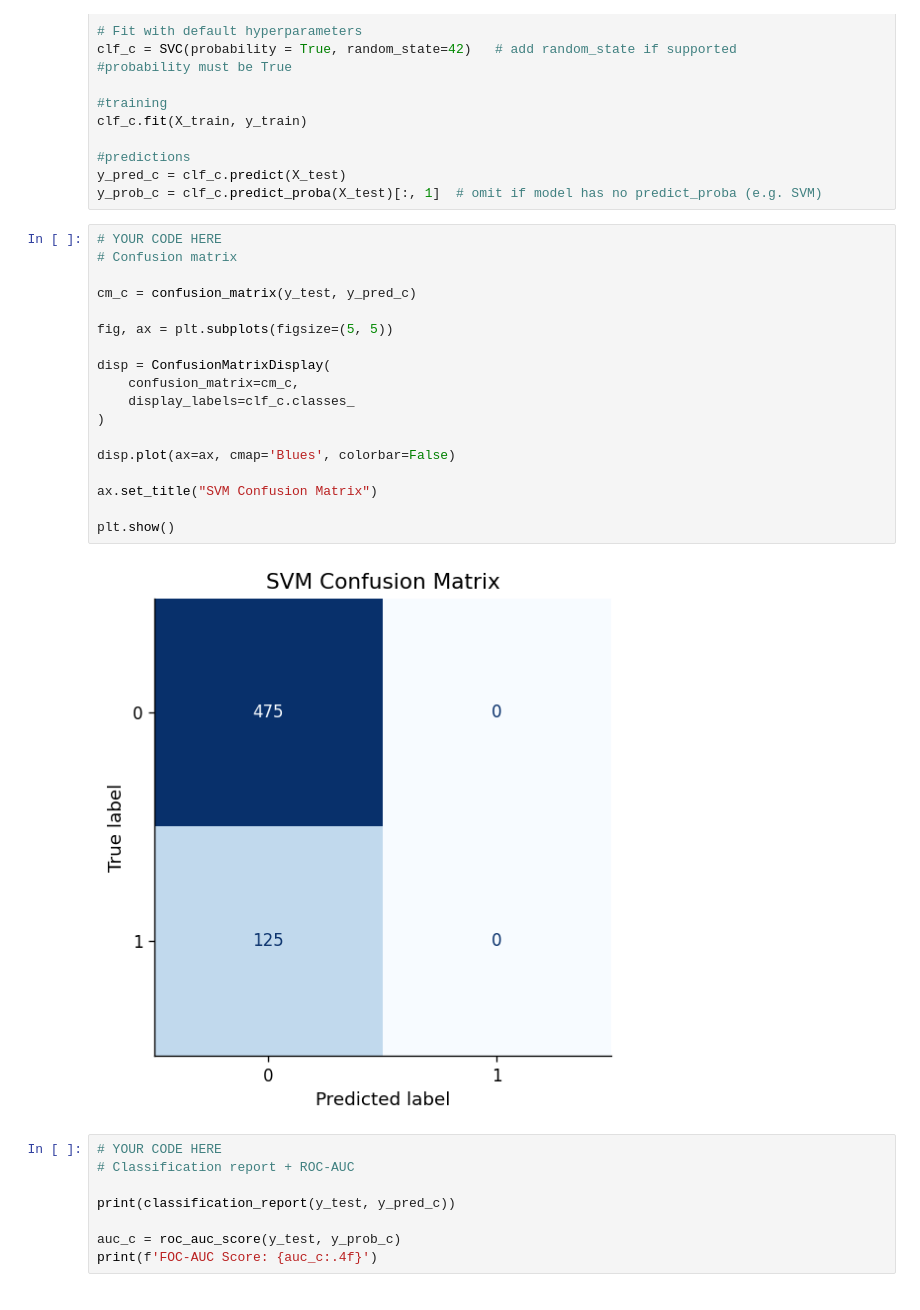
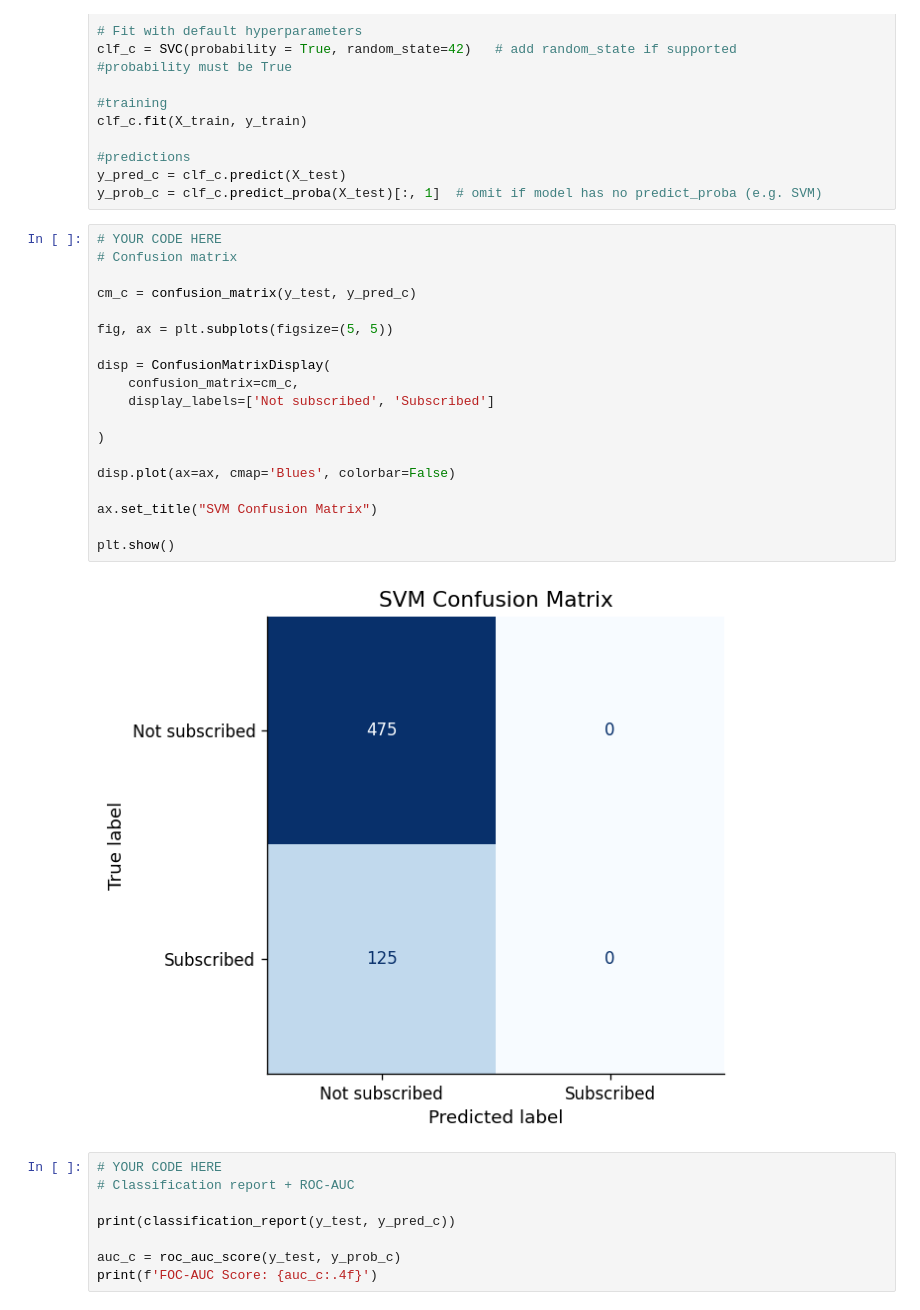
Before and after one commit to zlwym/IAT461_Assignment02, a Jupyter notebook: iat461_a2_scaffold_empty.ipynb, the cells around one changed output. Saved outputs shown, nothing was run; the diff lists cells and outputs as text.

```diff
--- a/iat461_a2_scaffold_empty.ipynb
+++ b/iat461_a2_scaffold_empty.ipynb
@@ -1076,23 +1080,24 @@ y_prob_c = clf_c.predict_proba(X_test)[:, 1]  # omit if model has no predict_pro
 # %%
 # YOUR CODE HERE
 # Confusion matrix
 
 cm_c = confusion_matrix(y_test, y_pred_c)
 
 fig, ax = plt.subplots(figsize=(5, 5))
 
 disp = ConfusionMatrixDisplay(
     confusion_matrix=cm_c,
-    display_labels=clf_c.classes_
+    display_labels=['Not subscribed', 'Subscribed']
+
 )
 
 disp.plot(ax=ax, cmap='Blues', colorbar=False)
 
 ax.set_title("SVM Confusion Matrix")
 
 plt.show()
 # %% [output]
-[figure, old version]
+[figure, new version]
 # %%
 # YOUR CODE HERE
 # Classification report + ROC-AUC
```
Also changed, not shown: parts of 9 cells of this notebook.
